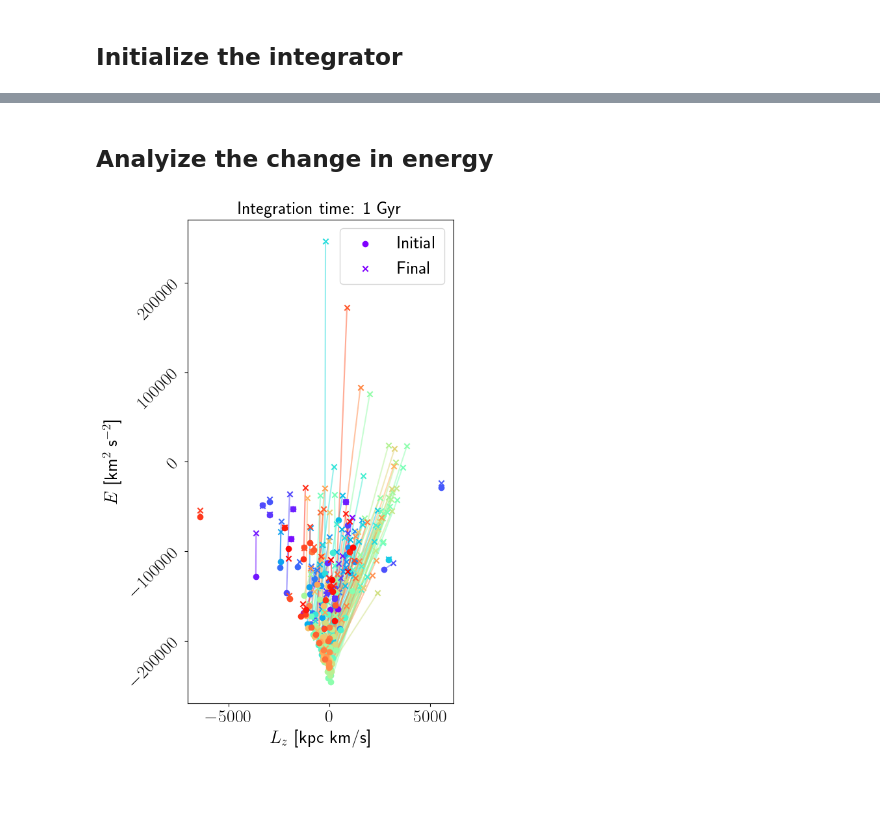
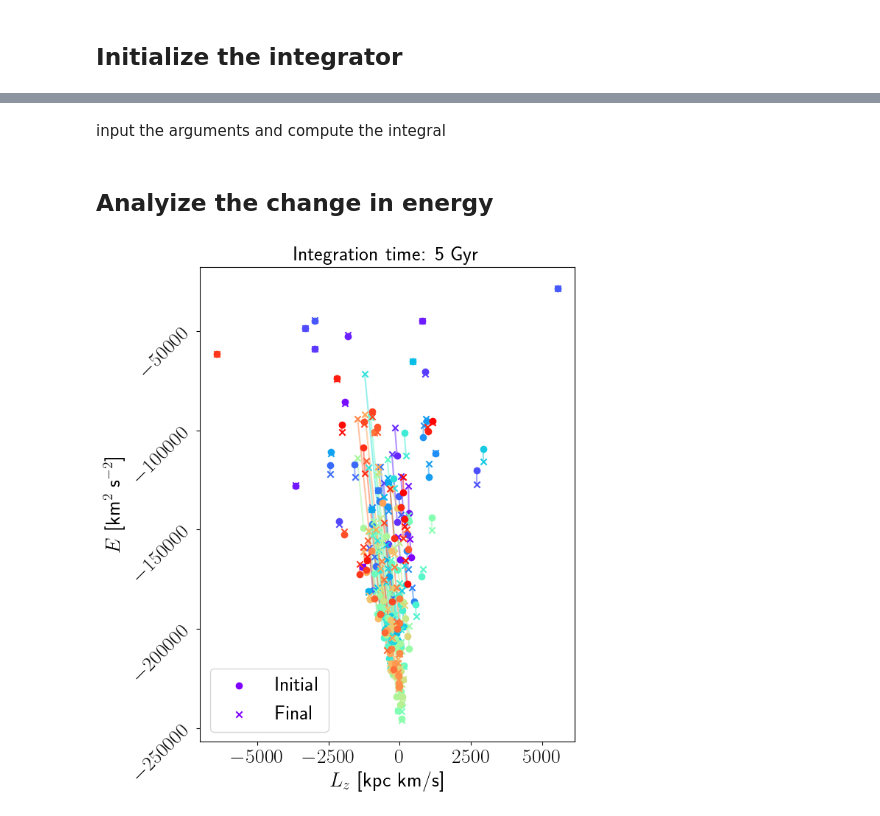
Before and after one commit to salvatore-ferrone/tstrippy, a Jupyter notebook: docs/source/bar.ipynb, the cells around one changed output, grey strips where cells are left out. Cells and saved outputs as stored; diff of their text form; code cells hidden in the pictures; blank space fills up the shorter version.

Commit message:
updated to new version of integrator. Added numerical stability check

```diff
--- a/docs/source/bar.ipynb
+++ b/docs/source/bar.ipynb
@@ -47,11 +53,12 @@ MWparams[8] = 1190.0 * 2.32*10**7
 
 Do this in years so that you can assure the number of timesteps is an integer, and then convert the total time *T* and the timestep *dt* into integration units.
 # %%
-T,dt = 1e9,1e6
-Ntimestep=int(T/dt)
-T,dt=T*u.yr,dt*u.yr
-T,dt=T.to(unitT),dt.to(unitT)
-t=np.arange(0,T.value,dt.value) # an array of time for later use
+integrationtime,dt = 5e9,1e5
+Ntimestep=int(integrationtime/dt)
+integrationtime,dt=integrationtime*u.yr,dt*u.yr
+dt=dt.to(unitT)
+currenttime = 0.0*unitT
+integrationparams = [currenttime,dt,Ntimestep]
 # %% [markdown]
 ## Load the Globular Clusters
 Store them in an astropy object to store them to galactocentric coordinates
@@ -74,9 +83,19 @@ Nobj=len(x)
+# %%
+staticgalaxy = [potentialname,MWparams]
+initialkinematics = [x,y,z,vx,vy,vz]
+integrationparams = [currenttime.value,dt.value,Ntimestep]
+galacticbar = [barname,barparams,barpolycoeff]
+leapfropintime = [Ntimestep,Nobj]
+# %% [markdown]
+input the arguments and compute the integral
 # %%
-tstrippy.integrator.setstaticgalaxy("pouliasis2017pii",MWparams)
-tstrippy.integrator.setinitialkinematics(x,y,z,vx,vy,vz)
-tstrippy.integrator.setintegrationparameters(T.value,dt.value,Ntimestep)
-tstrippy.integrator.initgalacticbar("longmuralibar",barparams,barpolycoeff)
-xt,yt,zt,vxt,vyt,vzt=tstrippy.integrator.leapfrogintime(Ntimestep,Nobj)
+tstrippy.integrator.setstaticgalaxy(*staticgalaxy)
+tstrippy.integrator.setinitialkinematics(*initialkinematics)
+tstrippy.integrator.setintegrationparameters(*integrationparams)
+# tstrippy.integrator.setbackwardorbit()
+tstrippy.integrator.initgalacticbar(*galacticbar)
+xt,yt,zt,vxt,vyt,vzt=tstrippy.integrator.leapfrogintime(*leapfropintime)
+timestamps = tstrippy.integrator.timestamps.copy()
 tstrippy.integrator.deallocate()
 # %% [markdown]
 ## Analyize the change in energy
@@ -105,23 +123,23 @@ plt.rc('ytick', labelsize=20)
 plt.rc('legend', fontsize=20)
 plt.rc('figure', titlesize=20)
 # %%
-fig,axis=plt.subplots(1,1,figsize=(6,9))
+fig,axis=plt.subplots(1,1,figsize=(7,8))
 AXIS = {
     "xlabel": r"$L_z$ [kpc km/s]",
     "ylabel": r"$E$ [km$^{2}$ s$^{-2}$]",
-    "title": "Integration time: 1 Gyr",
+    "title": "Integration time: {:d} Gyr".format(int(integrationtime.to(u.Gyr).value)),
 }
 for i in range(Nobj):
     if i ==0:
         axis.scatter(Lz0[i],E0[i],color=colors[i],label="Initial")
         axis.scatter(LzF[i],EF[i],color=colors[i],marker='x',label="Final")
     else:
         axis.scatter(Lz0[i],E0[i],color=colors[i])
         axis.scatter(LzF[i],EF[i],color=colors[i],marker='x')
     axis.plot([Lz0[i],LzF[i]],[E0[i],EF[i]],color=colors[i],alpha=0.5,zorder=0)
 axis.set(**AXIS)
 axis.tick_params(axis='y', rotation=45)
 axis.legend()
 fig.tight_layout()
 # %% [output]
-[figure, old version]
+[figure, new version]
```
Also changed, not shown: parts of 15 cells of this notebook.
